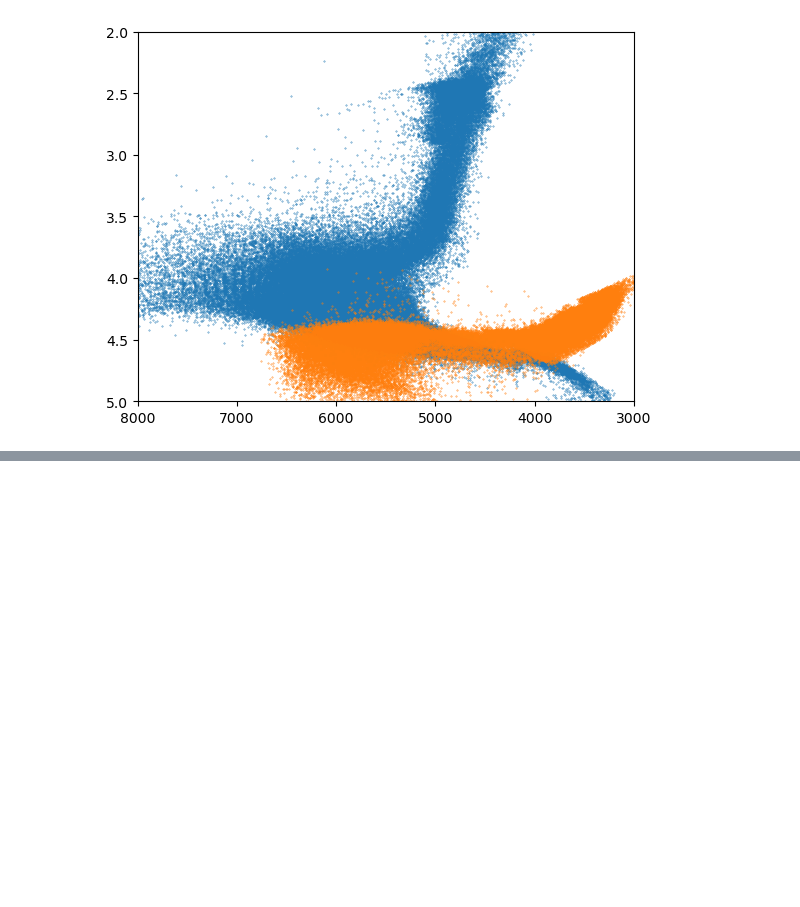
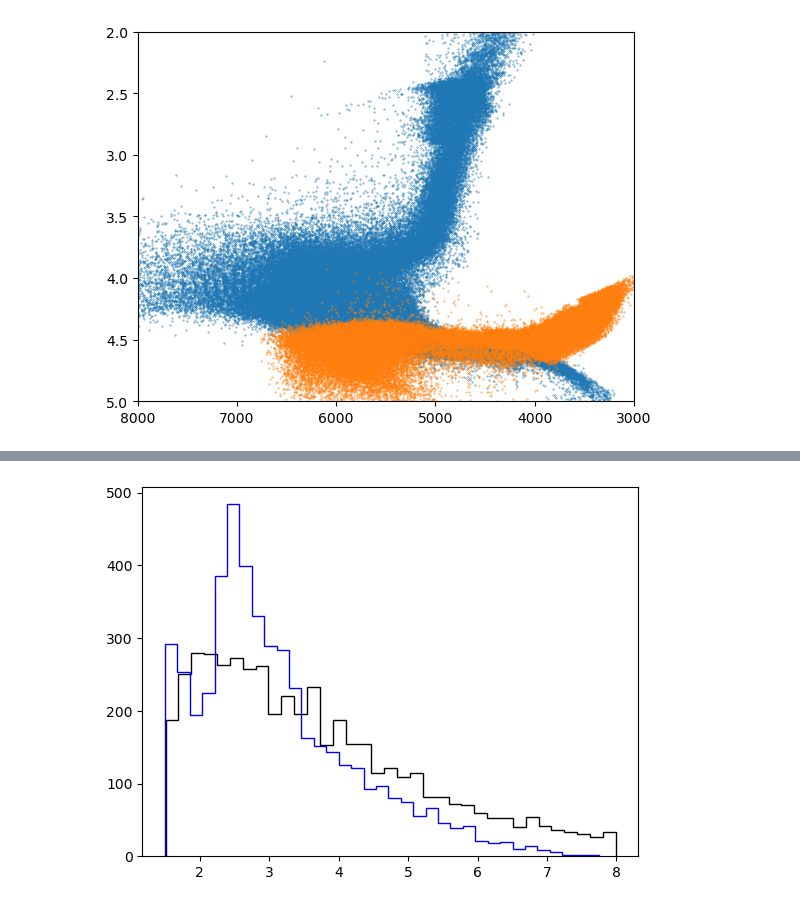
Before and after one commit to sangeethankumar/Astronomy, a Jupyter notebook: Exoplanet Occurrence Rate/Figure 1 Reproduce.ipynb, the cells around one changed output, grey strips where cells are left out. Cells and saved outputs as stored; diff of their text form; code cells hidden in the pictures; blank space fills up the shorter version.

```diff
--- a/Exoplanet Occurrence Rate/Figure 1 Reproduce.ipynb
+++ b/Exoplanet Occurrence Rate/Figure 1 Reproduce.ipynb
@@ -200,0 +204,6 @@ isc_quality.dropna(subset=['[Fe/H]'])
+# %%
+nbins = 35
+plt.hist(df['Age_iso'], histtype='step', color='k', label='Isochrone', bins=nbins)
+plt.hist(df['Age_gyc'], histtype='step', color='b', label='Gyrochronology', bins=nbins);
+# %% [output]
+[figure, added]
```
Also changed, not shown: parts of 12 cells of this notebook.
